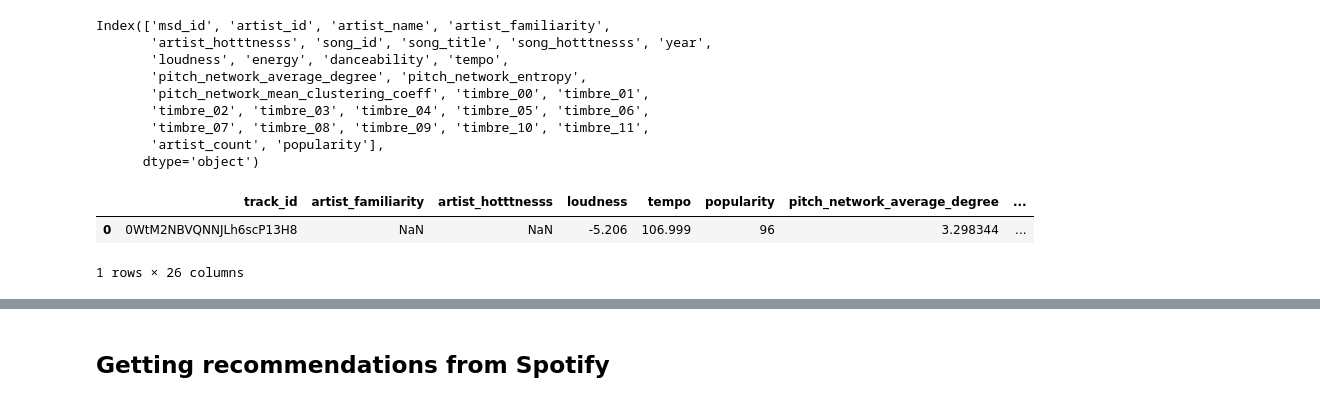
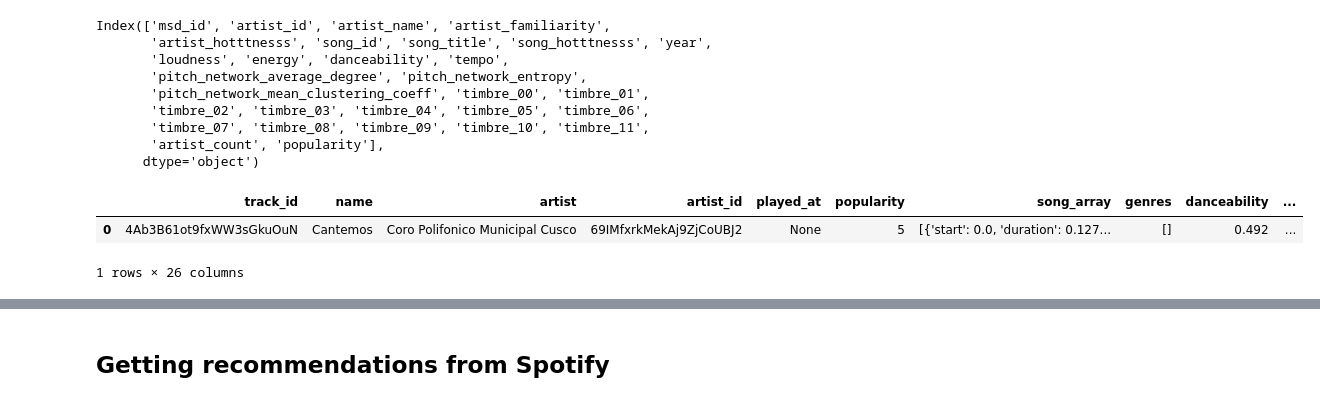
Before and after one commit to jaksiks/spotify-dumpster-diver, a Jupyter notebook: notebooks/Seths_Dumpster.ipynb, the cells around one changed output, grey strips where cells are left out. Cells and saved outputs as stored; diff of their text form; code cells hidden in the pictures.

```diff
--- a/notebooks/Seths_Dumpster.ipynb
+++ b/notebooks/Seths_Dumpster.ipynb
@@ -79,16 +69,16 @@ Index(['msd_id', 'artist_id', 'artist_name', 'artist_familiarity',
        'timbre_07', 'timbre_08', 'timbre_09', 'timbre_10', 'timbre_11',
        'artist_count', 'popularity'],
       dtype='object')
+# %%
+display(df[0].iloc[0:1])
+# %% [output]
+|  | track_id | name | artist | artist_id | played_at | popularity | song_array | genres | danceability | ... |
+| 0 | 4Ab3B61ot9fxWW3sGkuOuN | Cantemos | Coro Polifonico Municipal Cusco | 69IMfxrkMekAj9ZjCoUBJ2 | None | 5 | [{'start': 0.0, 'duration': 0.127... | [] | 0.492 | ... |
+1 rows × 26 columns
 # %%
 # print(df[1].head(5))
 track_for_recs = df[1].iloc[0:1]
 recs = msd.find_k_neighbors(track_for_recs)
-# %%
-display(df[1].iloc[0:1])
-# %% [output]
-|  | track_id | artist_familiarity | artist_hotttnesss | loudness | tempo | popularity | pitch_network_average_degree | ... |
-| 0 | 0WtM2NBVQNNJLh6scP13H8 | NaN | NaN | -5.206 | 106.999 | 96 | 3.298344 | ... |
-1 rows × 26 columns
 # %%
 print(recs[0].columns)
 print(recs[0]['artist_name'])
```
Also changed, not shown: parts of 12 cells of this notebook.
